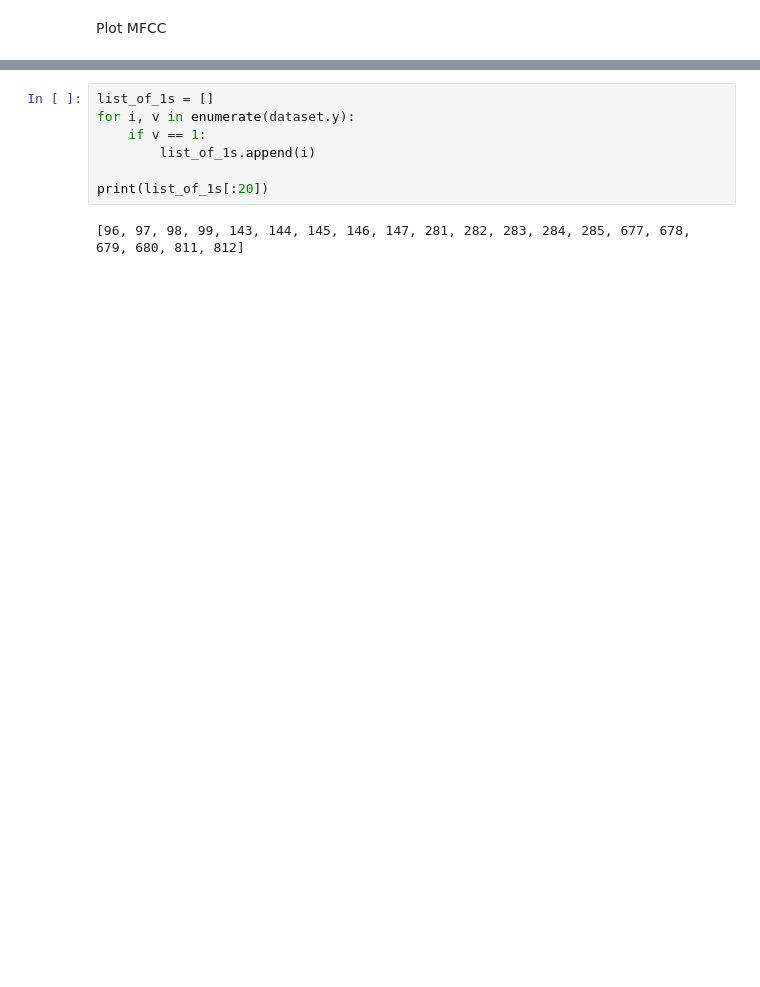
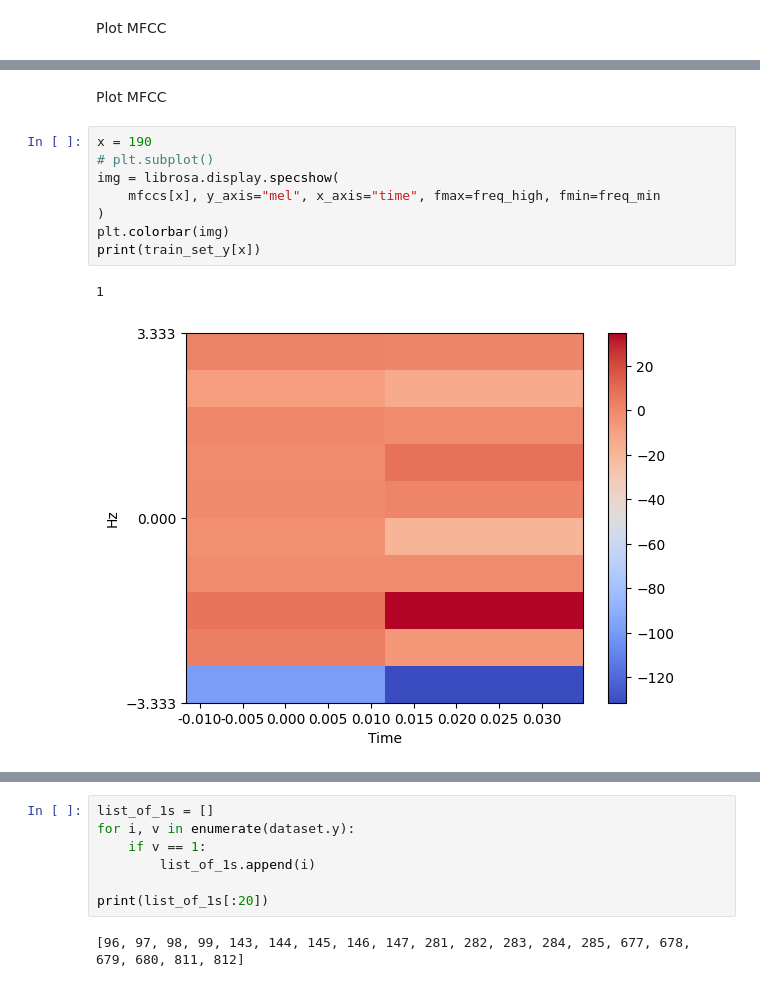
Before and after one commit to Loic017/TinyML-for-Epileptic-Seizures, a Jupyter notebook: seizure_training_undersampling_and_mfcc.ipynb, the cells around one changed output, grey strips where cells are left out. Cells and saved outputs as stored; diff of their text form; blank space fills up the shorter version.

```diff
--- a/seizure_training_undersampling_and_mfcc.ipynb
+++ b/seizure_training_undersampling_and_mfcc.ipynb
@@ -296,0 +271,13 @@ Plot MFCC
+# %% [markdown]
+Plot MFCC
+# %%
+x = 190
+# plt.subplot()
+img = librosa.display.specshow(
+    mfccs[x], y_axis="mel", x_axis="time", fmax=freq_high, fmin=freq_min
+)
+plt.colorbar(img)
+print(train_set_y[x])
+# %% [output]
+1
+[figure, added]
```
Also changed, not shown: parts of 50 cells of this notebook, 1 other file.
